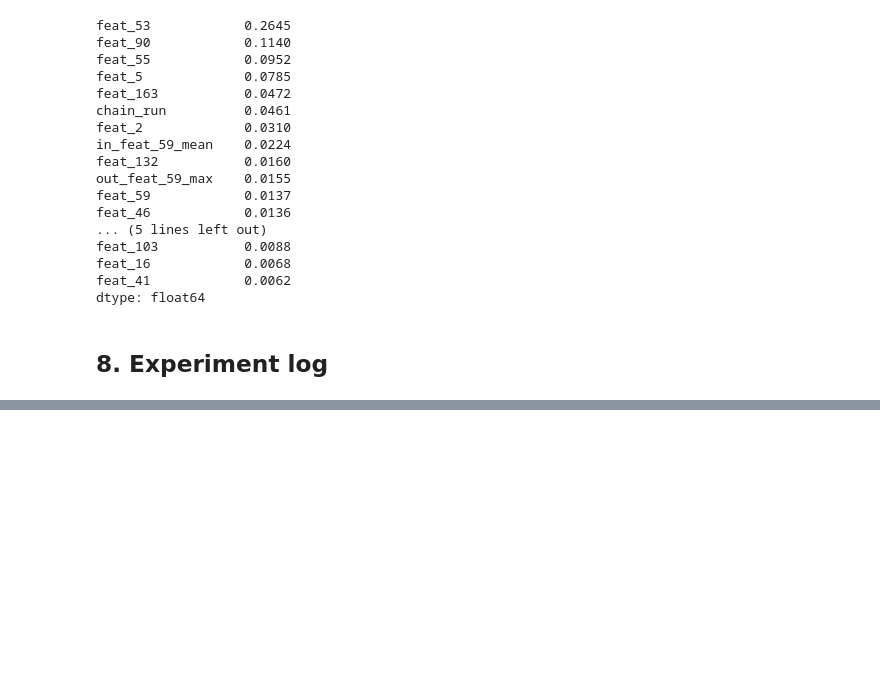
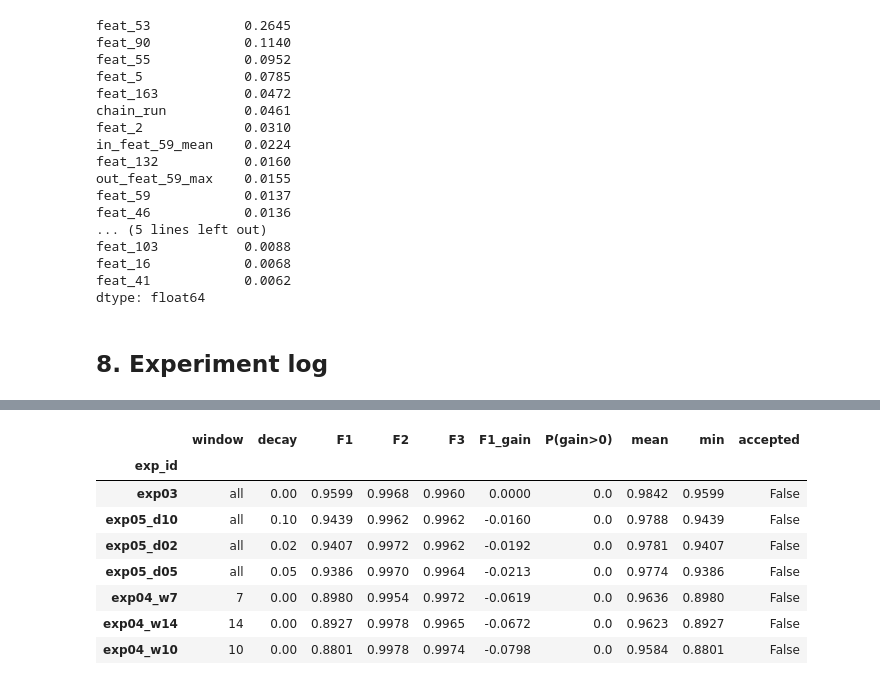
Before and after one commit to tanbeng123/bt4012-e1139091-kaggle-2026, a Jupyter notebook: bt4012_solution.ipynb, the cells around one changed output, grey strips where cells are left out. Saved outputs shown, nothing was run; the diff lists cells and outputs as text; code cells hidden in the pictures; blank space fills up the shorter version.

Commit message:
Experiment block 2: training windows and time-decay weighting (none accepted)

```diff
--- a/bt4012_solution.ipynb
+++ b/bt4012_solution.ipynb
@@ -338,0 +394,29 @@ log[['exp_id', 'model', 'features', 'auc_F1', 'auc_F2', 'auc_F3', 'cv_mean', 'pu
+# %%
+# paired bootstrap of the F1 AUC gain over exp03
+f1_y = lab_x[lab_x.time_step.isin(FOLDS['F1'][1])]['label'].values
+rng = np.random.default_rng(SEED)
+boots = [rng.integers(0, len(f1_y), len(f1_y)) for _ in range(500)]
+ref = f1_preds['exp03']
+for r in win_rows:
+    p = f1_preds[r['exp_id']]
+    diffs = np.array([roc_auc_score(f1_y[b], p[b]) - roc_auc_score(f1_y[b], ref[b]) for b in boots])
+    r['F1_gain'] = r['F1'] - win_rows[0]['F1']
+    r['P(gain>0)'] = (diffs > 0).mean()
+
+win = pd.DataFrame(win_rows).set_index('exp_id')
+win['mean'] = win[list(FOLDS)].mean(axis=1)
+win['min'] = win[list(FOLDS)].min(axis=1)
+base_mean = win.loc['exp03', 'mean']
+win['accepted'] = (win.F1_gain >= 0.003) & (win['P(gain>0)'] >= 0.9) & (win['mean'] >= base_mean)
+win.loc['exp03', 'accepted'] = False
+win.sort_values(['F1', 'mean'], ascending=False).round(4)
+# %% [output]
+|  | window | decay | F1 | F2 | F3 | F1_gain | P(gain>0) | mean | min | accepted |
+| exp_id |  |  |  |  |  |  |  |  |  |  |
+| exp03 | all | 0.00 | 0.9599 | 0.9968 | 0.9960 | 0.0000 | 0.0 | 0.9842 | 0.9599 | False |
+| exp05_d10 | all | 0.10 | 0.9439 | 0.9962 | 0.9962 | -0.0160 | 0.0 | 0.9788 | 0.9439 | False |
+| exp05_d02 | all | 0.02 | 0.9407 | 0.9972 | 0.9962 | -0.0192 | 0.0 | 0.9781 | 0.9407 | False |
+| exp05_d05 | all | 0.05 | 0.9386 | 0.9970 | 0.9964 | -0.0213 | 0.0 | 0.9774 | 0.9386 | False |
+| exp04_w7 | 7 | 0.00 | 0.8980 | 0.9954 | 0.9972 | -0.0619 | 0.0 | 0.9636 | 0.8980 | False |
+| exp04_w14 | 14 | 0.00 | 0.8927 | 0.9978 | 0.9965 | -0.0672 | 0.0 | 0.9623 | 0.8927 | False |
+| exp04_w10 | 10 | 0.00 | 0.8801 | 0.9978 | 0.9974 | -0.0798 | 0.0 | 0.9584 | 0.8801 | False |
```
Also changed, not shown: parts of 6 cells of this notebook, 1 other file.
